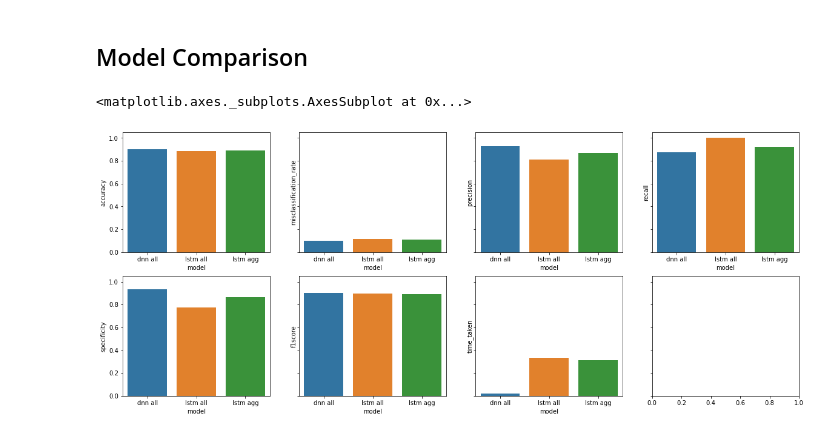
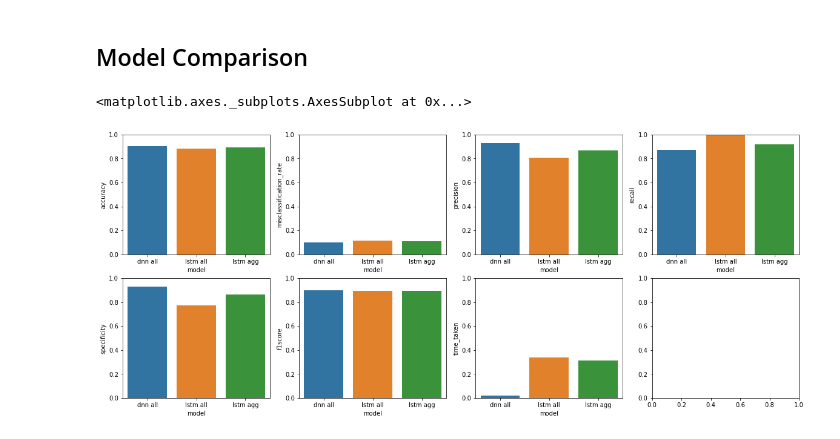
Before and after one commit to Arkoes07/skripsi-machine-learning, a Jupyter notebook: model_evaluation.ipynb, the cells around one changed output. Drawn from its saved outputs; the diff is of its cells as text; code cells hidden in the pictures.

```diff
--- a/model_evaluation.ipynb
+++ b/model_evaluation.ipynb
@@ -33,6 +33,10 @@ df_training_dnn = pd.concat([df_dnn1, df_dnn2, df_dnn3])
 df_training_dnn.reset_index(drop=True, inplace=True)
 # %%
 fig, axis = plt.subplots(2,2, figsize=(16,8))
+for axs in axis:
+    for ax in axs:
+        ax.set_ylim(0,1)
+        ax.set_xlim(0,100)
 sns.lineplot(x='epoch', y='binary_accuracy', hue='fitur', data=df_training_dnn, ax=axis[0,0])
 sns.lineplot(x='epoch', y='val_binary_accuracy', hue='fitur', data=df_training_dnn, ax=axis[0,1])
 sns.lineplot(x='epoch', y='loss', hue='fitur', data=df_training_dnn, ax=axis[1,0])
@@ -54,6 +58,10 @@ df_training_lstm = pd.concat([df_lstm1, df_lstm2, df_lstm3])
 df_training_lstm.reset_index(drop=True, inplace=True)
 # %%
 fig, axis = plt.subplots(2,2, figsize=(16,8))
+for axs in axis:
+    for ax in axs:
+        ax.set_ylim(0,1)
+        ax.set_xlim(0,100)
 sns.lineplot(x='epoch', y='binary_accuracy', hue='fitur', data=df_training_lstm, ax=axis[0,0])
 sns.lineplot(x='epoch', y='val_binary_accuracy', hue='fitur', data=df_training_lstm, ax=axis[0,1])
 sns.lineplot(x='epoch', y='loss', hue='fitur', data=df_training_lstm, ax=axis[1,0])
@@ -217,15 +225,19 @@ df_evaluation.head()
 # %% [markdown]
 ## Model Comparison
 # %%
-fig, axis = plt.subplots(2,4, figsize=(20,8), sharey=True)
+fig, axis = plt.subplots(2,4, figsize=(20,8))
+
+for axs in axis:
+    for ax in axs:
+        ax.set_ylim(0,1)
 
 sns.barplot(x='model', y='accuracy', data=df_evaluation, ax=axis[0,0])
 sns.barplot(x='model', y='misclassification_rate', data=df_evaluation, ax=axis[0,1])
 sns.barplot(x='model', y='precision', data=df_evaluation, ax=axis[0,2])
 sns.barplot(x='model', y='recall', data=df_evaluation, ax=axis[0,3])
 sns.barplot(x='model', y='specificity', data=df_evaluation, ax=axis[1,0])
 sns.barplot(x='model', y='f1score', data=df_evaluation, ax=axis[1,1])
 sns.barplot(x='model', y='time_taken', data=df_evaluation, ax=axis[1,2])
 # %% [output]
 <matplotlib.axes._subplots.AxesSubplot at 0x...>
-[figure, old version]
+[figure, new version]
```
Also changed, not shown: parts of 2 cells of this notebook.
